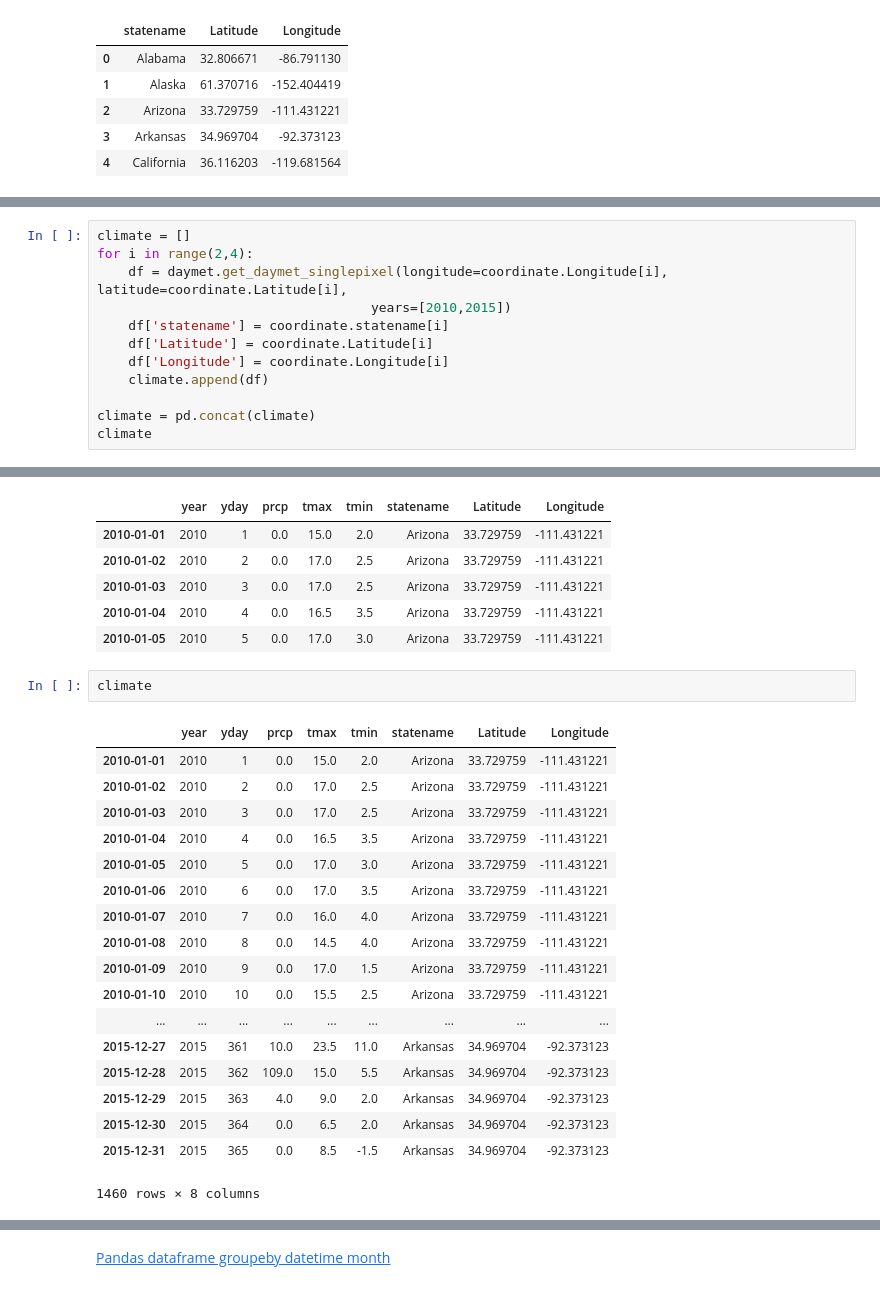
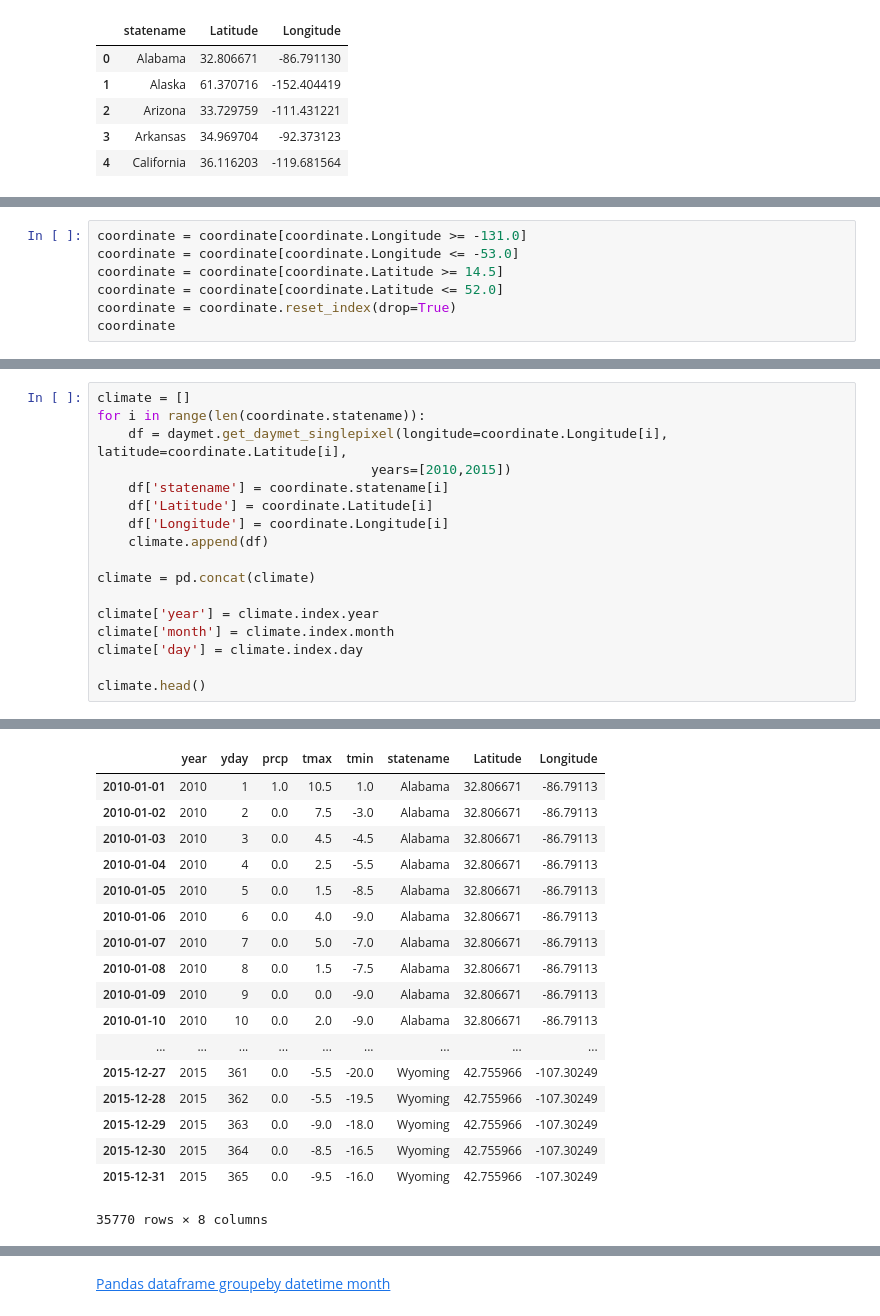
Before and after one commit to smrtnrd/prototype, a Jupyter notebook: develop/2017-10-30-bb-climate.ipynb, the cells around one changed output, grey strips where cells are left out. Drawn from its saved outputs; the diff is of its cells as text.

Commit message:
# added data from climate

```diff
--- a/develop/2017-10-30-bb-climate.ipynb
+++ b/develop/2017-10-30-bb-climate.ipynb
@@ -52,0 +56,7 @@ coordinate.Longitude[10]
+# %%
+coordinate = coordinate[coordinate.Longitude >= -131.0]
+coordinate = coordinate[coordinate.Longitude <= -53.0]
+coordinate = coordinate[coordinate.Latitude >= 14.5]
+coordinate = coordinate[coordinate.Latitude <= 52.0]
+coordinate = coordinate.reset_index(drop=True)
+coordinate
@@ -53,6 +81,6 @@ coordinate.Longitude[10]
 # %%
 climate = []
-for i in range(2,4):
+for i in range(len(coordinate.statename)):
     df = daymet.get_daymet_singlepixel(longitude=coordinate.Longitude[i], latitude=coordinate.Latitude[i],
                                    years=[2010,2015])
     df['statename'] = coordinate.statename[i]
@@ -61,5 +89,10 @@ for i in range(2,4):
     climate.append(df)
 
 climate = pd.concat(climate)
-climate
+
+climate['year'] = climate.index.year
+climate['month'] = climate.index.month
+climate['day'] = climate.index.day
+
+climate.head()
 # %% [output]
@@ -70,27 +116,18 @@ processing data from request: https://daymet.ornl.gov/data/send/saveData?lat=34.
 |  | year | yday | prcp | tmax | tmin | statename | Latitude | Longitude |
-| 2010-01-01 | 2010 | 1 | 0.0 | 15.0 | 2.0 | Arizona | 33.729759 | -111.431221 |
-| 2010-01-02 | 2010 | 2 | 0.0 | 17.0 | 2.5 | Arizona | 33.729759 | -111.431221 |
-| 2010-01-03 | 2010 | 3 | 0.0 | 17.0 | 2.5 | Arizona | 33.729759 | -111.431221 |
-| 2010-01-04 | 2010 | 4 | 0.0 | 16.5 | 3.5 | Arizona | 33.729759 | -111.431221 |
-| 2010-01-05 | 2010 | 5 | 0.0 | 17.0 | 3.0 | Arizona | 33.729759 | -111.431221 |
+| 2010-01-01 | 2010 | 1 | 1.0 | 10.5 | 1.0 | Alabama | 32.806671 | -86.79113 |
+| 2010-01-02 | 2010 | 2 | 0.0 | 7.5 | -3.0 | Alabama | 32.806671 | -86.79113 |
+| 2010-01-03 | 2010 | 3 | 0.0 | 4.5 | -4.5 | Alabama | 32.806671 | -86.79113 |
+| 2010-01-04 | 2010 | 4 | 0.0 | 2.5 | -5.5 | Alabama | 32.806671 | -86.79113 |
+| 2010-01-05 | 2010 | 5 | 0.0 | 1.5 | -8.5 | Alabama | 32.806671 | -86.79113 |
+| 2010-01-06 | 2010 | 6 | 0.0 | 4.0 | -9.0 | Alabama | 32.806671 | -86.79113 |
+| 2010-01-07 | 2010 | 7 | 0.0 | 5.0 | -7.0 | Alabama | 32.806671 | -86.79113 |
+| 2010-01-08 | 2010 | 8 | 0.0 | 1.5 | -7.5 | Alabama | 32.806671 | -86.79113 |
+| 2010-01-09 | 2010 | 9 | 0.0 | 0.0 | -9.0 | Alabama | 32.806671 | -86.79113 |
+| 2010-01-10 | 2010 | 10 | 0.0 | 2.0 | -9.0 | Alabama | 32.806671 | -86.79113 |
+| ... | ... | ... | ... | ... | ... | ... | ... | ... |
+| 2015-12-27 | 2015 | 361 | 0.0 | -5.5 | -20.0 | Wyoming | 42.755966 | -107.30249 |
+| 2015-12-28 | 2015 | 362 | 0.0 | -5.5 | -19.5 | Wyoming | 42.755966 | -107.30249 |
+| 2015-12-29 | 2015 | 363 | 0.0 | -9.0 | -18.0 | Wyoming | 42.755966 | -107.30249 |
+| 2015-12-30 | 2015 | 364 | 0.0 | -8.5 | -16.5 | Wyoming | 42.755966 | -107.30249 |
+| 2015-12-31 | 2015 | 365 | 0.0 | -9.5 | -16.0 | Wyoming | 42.755966 | -107.30249 |
+35770 rows × 8 columns
-# %%
-climate
-# %% [output]
-|  | year | yday | prcp | tmax | tmin | statename | Latitude | Longitude |
-| 2010-01-01 | 2010 | 1 | 0.0 | 15.0 | 2.0 | Arizona | 33.729759 | -111.431221 |
-| 2010-01-02 | 2010 | 2 | 0.0 | 17.0 | 2.5 | Arizona | 33.729759 | -111.431221 |
-| 2010-01-03 | 2010 | 3 | 0.0 | 17.0 | 2.5 | Arizona | 33.729759 | -111.431221 |
-| 2010-01-04 | 2010 | 4 | 0.0 | 16.5 | 3.5 | Arizona | 33.729759 | -111.431221 |
-| 2010-01-05 | 2010 | 5 | 0.0 | 17.0 | 3.0 | Arizona | 33.729759 | -111.431221 |
-| 2010-01-06 | 2010 | 6 | 0.0 | 17.0 | 3.5 | Arizona | 33.729759 | -111.431221 |
-| 2010-01-07 | 2010 | 7 | 0.0 | 16.0 | 4.0 | Arizona | 33.729759 | -111.431221 |
-| 2010-01-08 | 2010 | 8 | 0.0 | 14.5 | 4.0 | Arizona | 33.729759 | -111.431221 |
-| 2010-01-09 | 2010 | 9 | 0.0 | 17.0 | 1.5 | Arizona | 33.729759 | -111.431221 |
-| 2010-01-10 | 2010 | 10 | 0.0 | 15.5 | 2.5 | Arizona | 33.729759 | -111.431221 |
-| ... | ... | ... | ... | ... | ... | ... | ... | ... |
-| 2015-12-27 | 2015 | 361 | 10.0 | 23.5 | 11.0 | Arkansas | 34.969704 | -92.373123 |
-| 2015-12-28 | 2015 | 362 | 109.0 | 15.0 | 5.5 | Arkansas | 34.969704 | -92.373123 |
-| 2015-12-29 | 2015 | 363 | 4.0 | 9.0 | 2.0 | Arkansas | 34.969704 | -92.373123 |
-| 2015-12-30 | 2015 | 364 | 0.0 | 6.5 | 2.0 | Arkansas | 34.969704 | -92.373123 |
-| 2015-12-31 | 2015 | 365 | 0.0 | 8.5 | -1.5 | Arkansas | 34.969704 | -92.373123 |
-1460 rows × 8 columns
```
Also changed, not shown: parts of 19 cells of this notebook, 3 other files.
